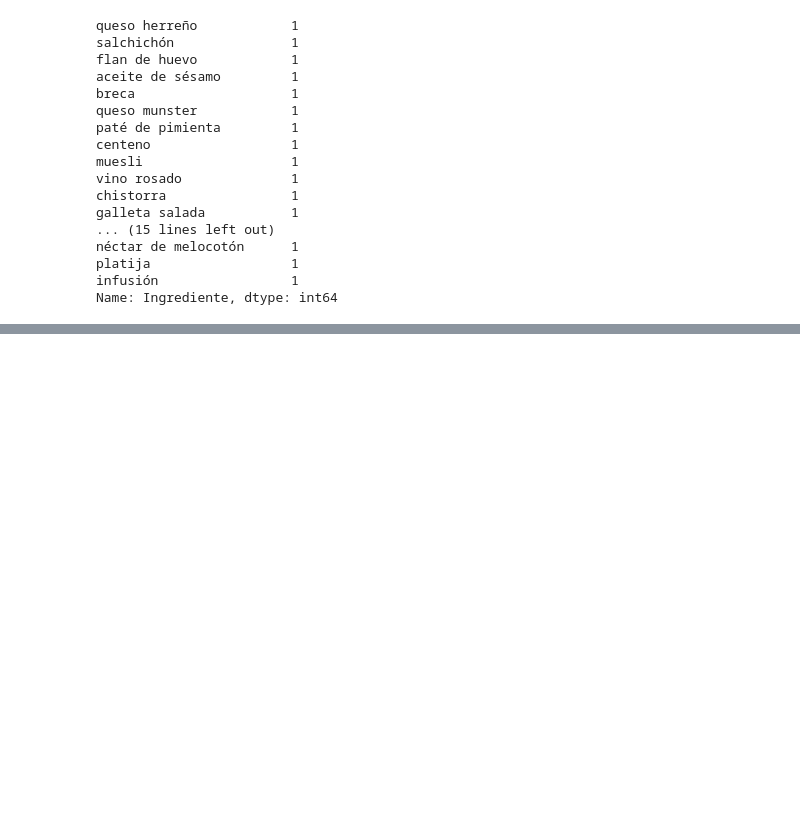
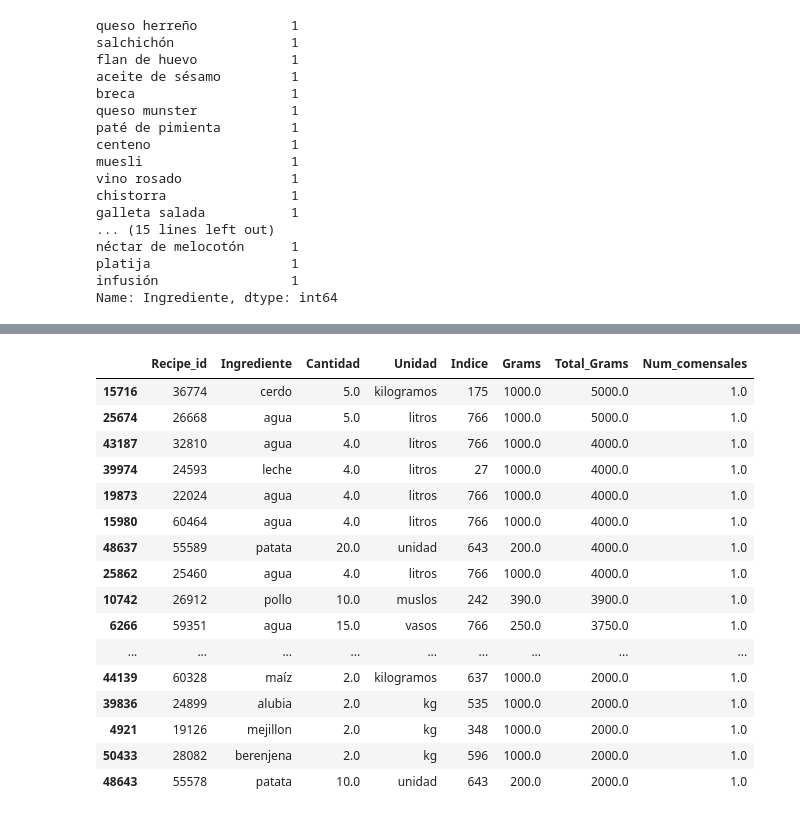
Before and after one commit to Shenia23/mangio, a Jupyter notebook: notebooks/Ingredient_Analysis.ipynb, the cells around one changed output, grey strips where cells are left out. Saved outputs shown, nothing was run; the diff lists cells and outputs as text; code cells hidden in the pictures; blank space fills up the shorter version.

```diff
--- a/notebooks/Ingredient_Analysis.ipynb
+++ b/notebooks/Ingredient_Analysis.ipynb
@@ -100,0 +121,20 @@ Name: Ingrediente, dtype: int64
+# %%
+ingredients.sort_values(['Total_Grams'], ascending=False)[:60]
+# %% [output]
+|  | Recipe_id | Ingrediente | Cantidad | Unidad | Indice | Grams | Total_Grams | Num_comensales |
+| 15716 | 36774 | cerdo | 5.0 | kilogramos | 175 | 1000.0 | 5000.0 | 1.0 |
+| 25674 | 26668 | agua | 5.0 | litros | 766 | 1000.0 | 5000.0 | 1.0 |
+| 43187 | 32810 | agua | 4.0 | litros | 766 | 1000.0 | 4000.0 | 1.0 |
+| 39974 | 24593 | leche | 4.0 | litros | 27 | 1000.0 | 4000.0 | 1.0 |
+| 19873 | 22024 | agua | 4.0 | litros | 766 | 1000.0 | 4000.0 | 1.0 |
+| 15980 | 60464 | agua | 4.0 | litros | 766 | 1000.0 | 4000.0 | 1.0 |
+| 48637 | 55589 | patata | 20.0 | unidad | 643 | 200.0 | 4000.0 | 1.0 |
+| 25862 | 25460 | agua | 4.0 | litros | 766 | 1000.0 | 4000.0 | 1.0 |
+| 10742 | 26912 | pollo | 10.0 | muslos | 242 | 390.0 | 3900.0 | 1.0 |
+| 6266 | 59351 | agua | 15.0 | vasos | 766 | 250.0 | 3750.0 | 1.0 |
+| ... | ... | ... | ... | ... | ... | ... | ... | ... |
+| 44139 | 60328 | maíz | 2.0 | kilogramos | 637 | 1000.0 | 2000.0 | 1.0 |
+| 39836 | 24899 | alubia | 2.0 | kg | 535 | 1000.0 | 2000.0 | 1.0 |
+| 4921 | 19126 | mejillon | 2.0 | kg | 348 | 1000.0 | 2000.0 | 1.0 |
+| 50433 | 28082 | berenjena | 2.0 | kg | 596 | 1000.0 | 2000.0 | 1.0 |
+| 48643 | 55578 | patata | 10.0 | unidad | 643 | 200.0 | 2000.0 | 1.0 |
```
Also changed, not shown: parts of 8 cells of this notebook, 9 other files.
